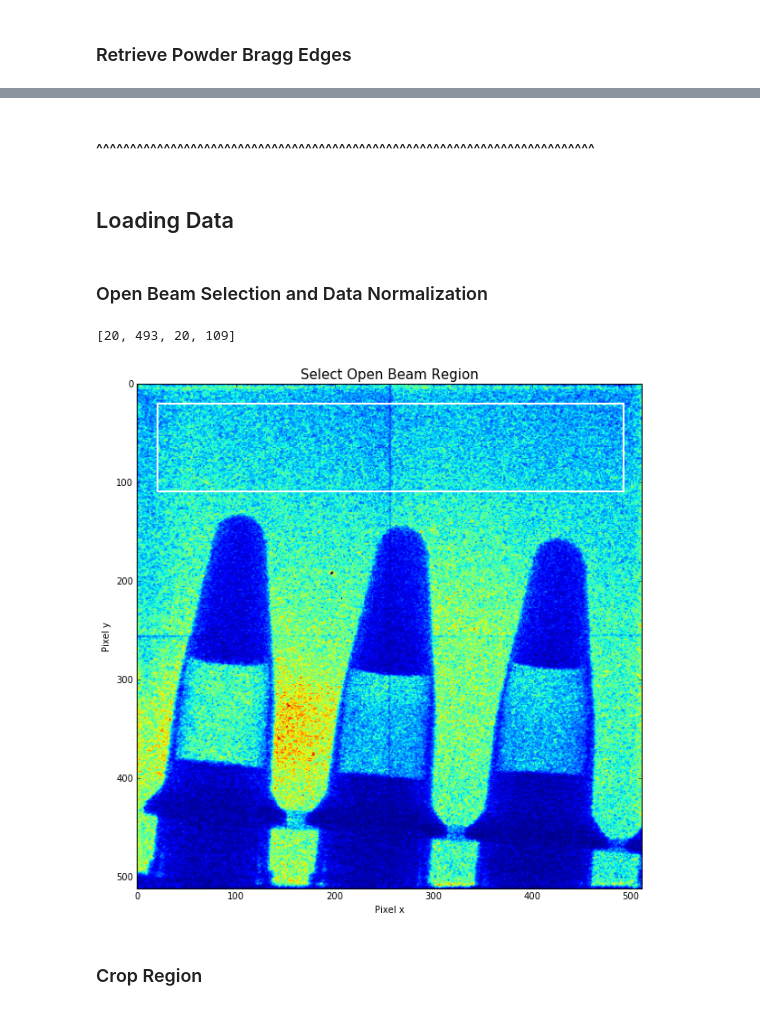
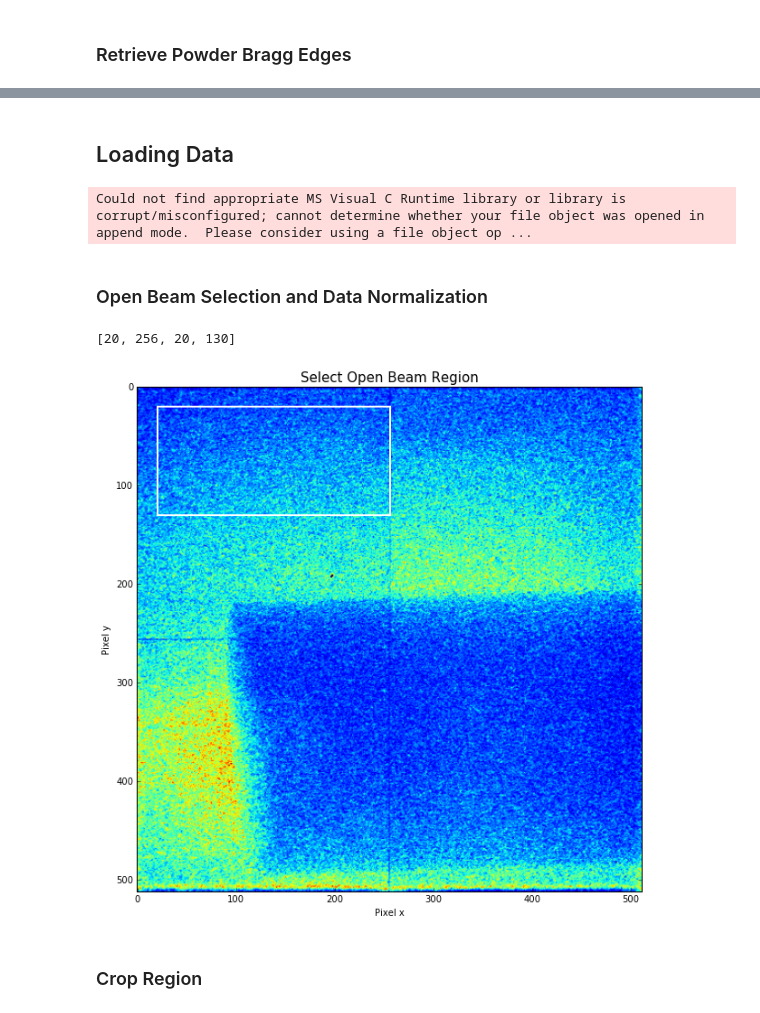
Before and after one commit to ornlneutronimaging/TOFexperiments, a Jupyter notebook: step1_images_vs_powder_bragg_edges.ipynb, the cells around one changed output, grey strips where cells are left out. Cells and saved outputs as stored; diff of their text form; code cells hidden in the pictures.

```diff
--- a/step1_images_vs_powder_bragg_edges.ipynb
+++ b/step1_images_vs_powder_bragg_edges.ipynb
@@ -49,6 +87,9 @@ The `IPython.html` package has been deprecated. You should import from `notebook
 # %% [markdown]
 #### Select a default starting directory (optional)
-# %%
-default_dir = "/Volumes/My Book Thunderbolt Duo/IPTS/BraggEdge/SNAP/April10_2015/"
+# %%
+default_dir_widget = widgets.Text(
+    description='default_dir',
+    value=default_dir)
+display(default_dir_widget)
 # %% [markdown]
 #### What is the distance source-detector ?
@@ -89,3 +144,15 @@ number_of_bragg_edges = 5
+# %%
+default_dir = default_dir_widget.value
+distance_source_detector = float(distance_source_detector_widget.value)
+detector_offset = float(detector_offset_widget.value)
+list_of_elements = list_of_elements_widget.value.split(',')
+number_of_bragg_edges = int(number_of_bragg_edges_widget.value)
+
+settings.setValue('default_dir', str(default_dir))
+settings.setValue('distance_source_detector', str(distance_source_detector))
+settings.setValue('detector_offset', str(detector_offset))
+settings.setValue('list_of_elements', ','.join(list_of_elements))
+settings.setValue('number_of_bragg_edges', str(number_of_bragg_edges))
 # %% [markdown]
 ### Retrieve Powder Bragg Edges
 # %%
@@ -112,12 +182,9 @@ Using local metadata Table: True
 =============================================
-# %% [markdown]
-#### ^^^^^^^^^^^^^^^^^^^^^^^^^^^^^^^^^^^^^^^^^^^^^^^^^^^^^^^^^^^^^^^^^^^^^^^^^^
 # %% [markdown]
 ## Loading Data
 # %%
 %gui qt
-dir_name = gui_widgets.gui_dname(dir = default_dir)
-list_files = glob.glob(dir_name + '/*.fits')
+list_files = gui_widgets.gui_fname(dir = default_dir)
 
 # remove from list *_SummedImg.fits fille
 list_files = [file for file in list_files if not "_SummedImg.fits" in file]
@@ -125,11 +192,13 @@ list_files = [file for file in list_files if not "_SummedImg.fits" in file]
 # =================================
 # Automatically load and convert Time Spectra
 # =================================
+dir_name = os.path.dirname(list_files[0])
+
 spectra_files_name = glob.glob(dir_name + '/*_Spectra.txt')
 if spectra_files_name == []:
+    print("Select Spectra File...")
     spectra_file = gui_widgets.gui_single_file(dir = default_dir)
 else:
-    print("Select Spectra File...")
     spectra_file = spectra_files_name[0]
 
 _tof_handler = TOF(filename = spectra_file)
@@ -155,6 +224,8 @@ for _index, _file in enumerate(list_files):
     _image = np.asarray(hdu.data)
     data.append(_image)
     w.value = _index + 1
+# %% [output]
+Could not find appropriate MS Visual C Runtime library or library is corrupt/misconfigured; cannot determine whether your file object was opened in append mode.  Please consider using a file object op ...
 # %% [markdown]
 ### Open Beam Selection and Data Normalization
 # %%
@@ -192,41 +263,49 @@ def plot_ob_image_for_cropping(file_index, x_left, x_right, y_top, y_bottom):
 if ob_selection.value == options[1]: # OB are in other files
 
     # Let user select Open Beam files
-    ob_file_names = gui_widgets.gui_fname(dir = default_dir)
+    dir_name = gui_widgets.gui_dname(dir = default_dir)
+
+    list_files = glob.glob(dir_name + '/*.fits')
+
+    # remove from list *_SummedImg.fits fille
+    ob_file_names = [file for file in list_files if not "_SummedImg.fits" in file]
 
     # load data
     ob_data = []
+    w.max = len(ob_file_names)
+    display(w)
+
     for _index, _file in enumerate(ob_file_names):
         hdulist = pyfits.open(_file)
         hdu = hdulist[0]
         _image = np.asarray(hdu.data)
         ob_data.append(_image)
-
+        w.value = _index
     # get averate OB
     mean_ob_data = normalization.calculate_average_ob_data(ob_data)
 
     # normalize all data by ob (I-I0/I0)
     normalized_data = normalization.normalized_data_by_ob_file(data, mean_ob_data)
 
 
 else: # same file
 
     # user select OB region
     [height, width] = data[0].shape
 
     number_of_files = len(data)
     crop = interact(plot_ob_image_for_cropping,
             file_index = widgets.IntSlider(min=0,
                                           max=number_of_files-1,
                                           step=1, value=0,
                                           description='Image index'),
             x_left = widgets.IntSlider(min=0, max=width-1, step=1, value=20),
             x_right = widgets.IntSlider(min=0, max=width-1, step=1, value=width/2),
             y_top = widgets.IntSlider(min=0, max=height-1, step=1, value=20),
             y_bottom = widgets.IntSlider(min=0, max=height-1, step=1, value=height-20))
 # %% [output]
-[20, 493, 20, 109]
+[20, 256, 20, 130]
-[figure, old version]
+[figure, new version]
 # %%
 w = widgets.IntProgress(descrption='Loading Open Beams')
 
```
Also changed, not shown: parts of 17 cells of this notebook, 3 other files.
